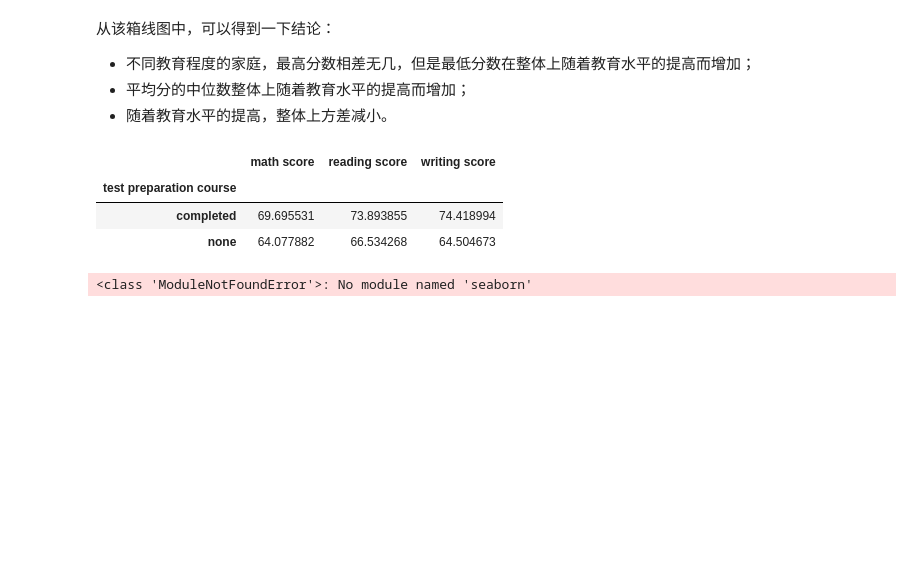
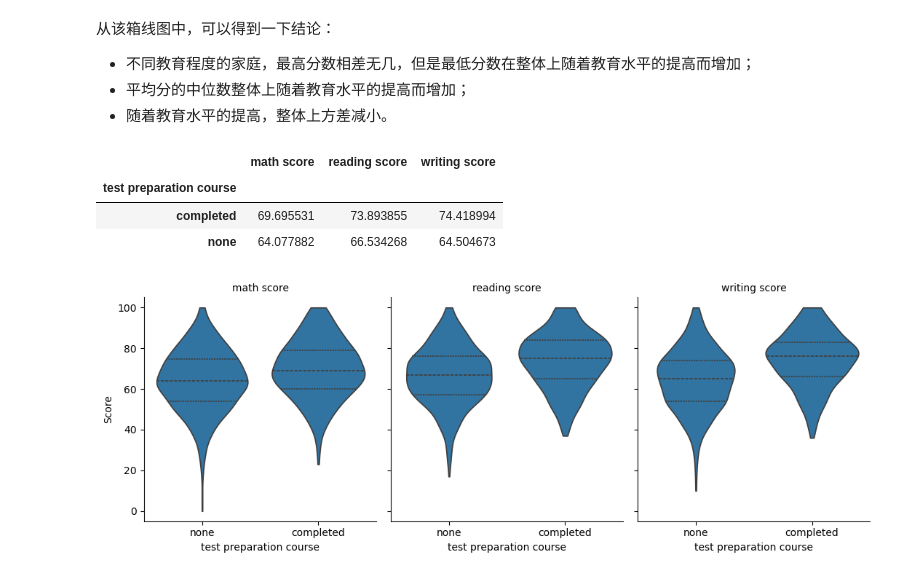
Before and after one commit to 537220y/data-science, a Jupyter notebook: project1/1.ipynb, the cells around one changed output. Cells and saved outputs as stored; diff of their text form; code cells hidden in the pictures; blank space fills up the shorter version.

Commit message:
seaborn, 单方面方差分析

```diff
--- a/project1/1.ipynb
+++ b/project1/1.ipynb
@@ -185,22 +188,29 @@ df.groupby("test preparation course")[["math score","reading score","writing sco
 | completed | 69.695531 | 73.893855 | 74.418994 |
 | none | 64.077882 | 66.534268 | 64.504673 |
 # %%
-import seaborn as sns
+prep_col = "test preparation course"
+score_cols = ["math score", "reading score", "writing score"]
+
+df_long = df.melt(
+    id_vars = prep_col,
+    value_vars = score_cols,
+    var_name = "Subject",
+    value_name = "Score"
+)
 
 g = sns.catplot(
     data=df_long,
     kind="violin",
     col="Subject",
     x=prep_col, y="Score",
     order=["none", "completed"],
-    inner="quartile",
+    inner="quartile", # 在小提琴内部画出四分位信息
     cut=0,
     sharey=True,
     height=4, aspect=0.9
 )
 g.set_titles("{col_name}")
-g.fig.suptitle("是否参加考试辅导课程：分科成绩分布对比", y=1.05)
 plt.show()
 # %% [output]
-<class 'ModuleNotFoundError'>: No module named 'seaborn'
+[figure, added]
 # %%
```
Also changed, not shown: parts of 10 cells of this notebook.
